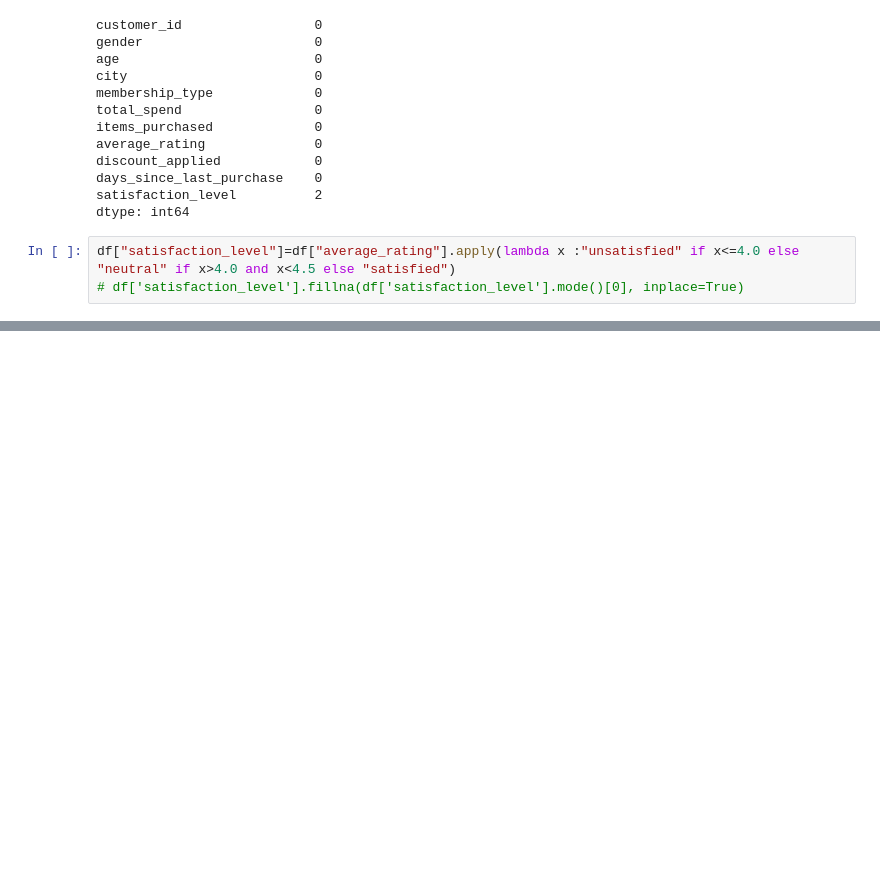
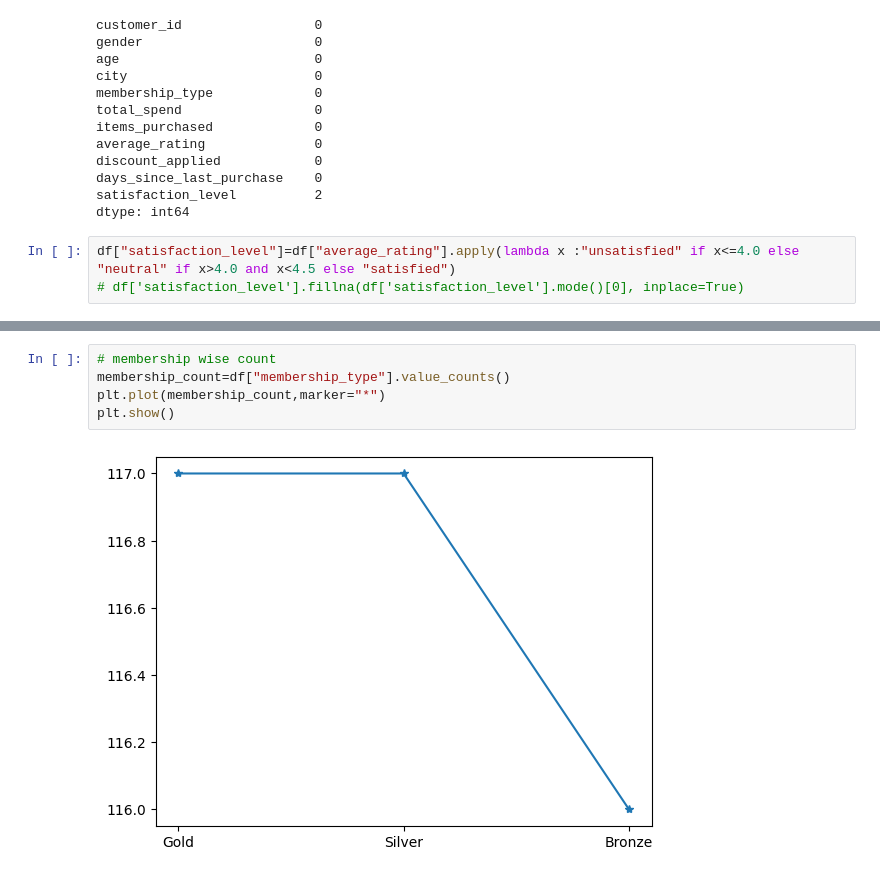
Before and after one commit to APAdhil71/pandaswork, a Jupyter notebook: customer_behaviour/process_customer_behaviour.ipynb, the cells around one changed output, grey strips where cells are left out. Drawn from its saved outputs; the diff is of its cells as text; blank space fills up the shorter version.

```diff
--- a/customer_behaviour/process_customer_behaviour.ipynb
+++ b/customer_behaviour/process_customer_behaviour.ipynb
@@ -51,0 +77,7 @@ df["satisfaction_level"]=df["average_rating"].apply(lambda x :"unsatisfied" if x
+# %%
+# membership wise count
+membership_count=df["membership_type"].value_counts()
+plt.plot(membership_count,marker="*")
+plt.show()
+# %% [output]
+[figure, added]
```
Also changed, not shown: parts of 11 cells of this notebook.
